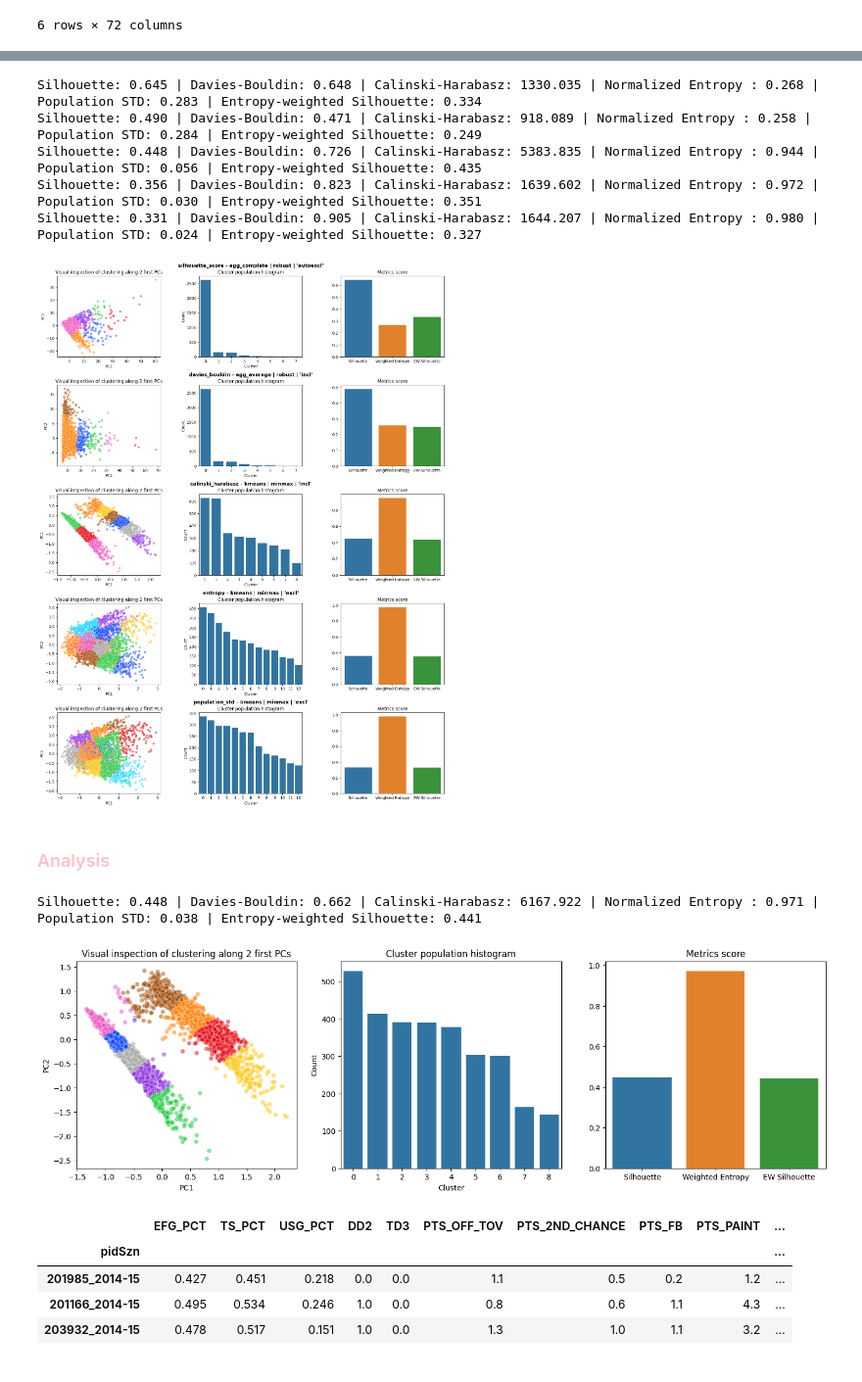
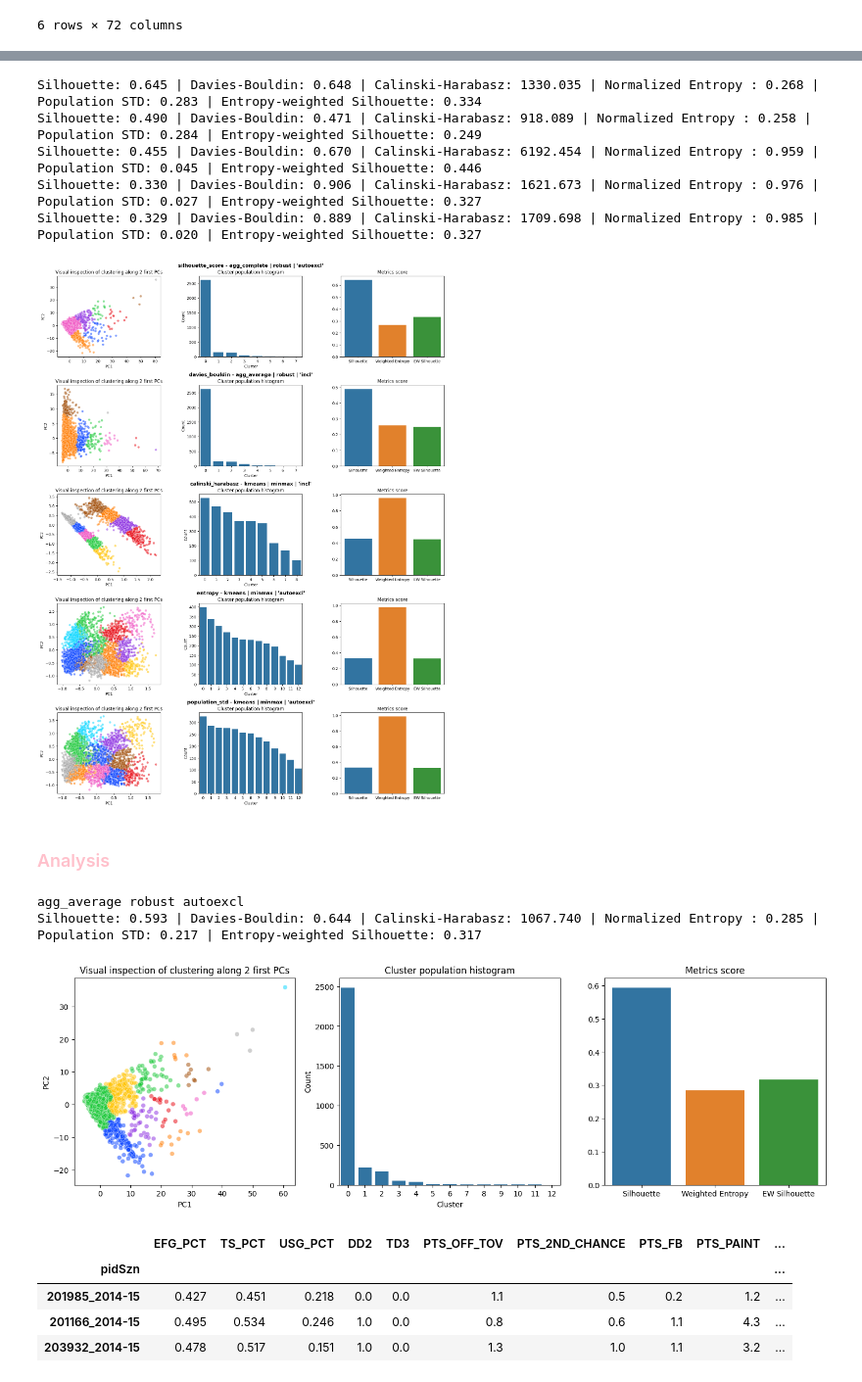
Before and after one commit to arnaud-odet/Roster_Building, a Jupyter notebook: notebooks/clustering.ipynb, the cells around one changed output, grey strips where cells are left out. Shown at 98% size. Cells and saved outputs as stored; diff of their text form; code cells hidden in the pictures.

Commit message:
Second experiment without positions

```diff
--- a/notebooks/clustering.ipynb
+++ b/notebooks/clustering.ipynb
@@ -193,7 +193,7 @@ Name: count, dtype: int64
 # %% [markdown]
 # <span style ='color:chartreuse'>ColinearityHandler
 # %%
-colinearity_handler = ColinearityHandler()
+colinearity_handler = ColinearityHandler(use_positions=False)
 # %% [output]
 Initial number of features : 31
 Top VIF = 380.2 - droping feature TS_PCT
@@ -282,8 +281,2 @@ for i, ax in enumerate(axs.flatten()) :
 # %% [markdown]
 ### <span style = 'color:yellow'>Metrics
-# %%
-METRICS_ASC = {'silhouette_score': False,
-               'davies_bouldin': True,
-               'calinski_harabasz':False,
-               'entropy': False,
-               'population_std': True}
@@ -395,18 +392,20 @@ plt.show()
 # %% [output]
 Silhouette: 0.645 | Davies-Bouldin: 0.648 | Calinski-Harabasz: 1330.035 | Normalized Entropy : 0.268 | Population STD: 0.283 | Entropy-weighted Silhouette: 0.334
 Silhouette: 0.490 | Davies-Bouldin: 0.471 | Calinski-Harabasz: 918.089 | Normalized Entropy : 0.258 | Population STD: 0.284 | Entropy-weighted Silhouette: 0.249
-Silhouette: 0.448 | Davies-Bouldin: 0.726 | Calinski-Harabasz: 5383.835 | Normalized Entropy : 0.944 | Population STD: 0.056 | Entropy-weighted Silhouette: 0.435
-Silhouette: 0.356 | Davies-Bouldin: 0.823 | Calinski-Harabasz: 1639.602 | Normalized Entropy : 0.972 | Population STD: 0.030 | Entropy-weighted Silhouette: 0.351
-Silhouette: 0.331 | Davies-Bouldin: 0.905 | Calinski-Harabasz: 1644.207 | Normalized Entropy : 0.980 | Population STD: 0.024 | Entropy-weighted Silhouette: 0.327
+Silhouette: 0.455 | Davies-Bouldin: 0.670 | Calinski-Harabasz: 6192.454 | Normalized Entropy : 0.959 | Population STD: 0.045 | Entropy-weighted Silhouette: 0.446
+Silhouette: 0.330 | Davies-Bouldin: 0.906 | Calinski-Harabasz: 1621.673 | Normalized Entropy : 0.976 | Population STD: 0.027 | Entropy-weighted Silhouette: 0.327
+Silhouette: 0.329 | Davies-Bouldin: 0.889 | Calinski-Harabasz: 1709.698 | Normalized Entropy : 0.985 | Population STD: 0.020 | Entropy-weighted Silhouette: 0.327
-[figure, old version]
+[figure, new version]
 # %% [markdown]
 ### <span style = 'color:pink'> Analysis
 # %%
-item = top_clusterings['calinski_harabasz']['params'][top_clusterings['calinski_harabasz']['best_index']]
+item = top_clusterings['silhouette_score']['params'][top_clusterings['calinski_harabasz']['best_index']]
+print(item['method'], item['scaling'], item['feature_selection'])
 X_proj, labels = clusterer.plot_clustering(**item, return_data=True)
 # %% [output]
-Silhouette: 0.448 | Davies-Bouldin: 0.662 | Calinski-Harabasz: 6167.922 | Normalized Entropy : 0.971 | Population STD: 0.038 | Entropy-weighted Silhouette: 0.441
+agg_average robust autoexcl
+Silhouette: 0.593 | Davies-Bouldin: 0.644 | Calinski-Harabasz: 1067.740 | Normalized Entropy : 0.285 | Population STD: 0.217 | Entropy-weighted Silhouette: 0.317
-[figure, old version]
+[figure, new version]
 # %%
 cluster_df = clusterer.colinearity_handler.df.copy()
 cluster_df['id'] = [int(x.split('_')[0]) for x in cluster_df.index]
```
Also changed, not shown: parts of 14 cells of this notebook, 2 other files.
